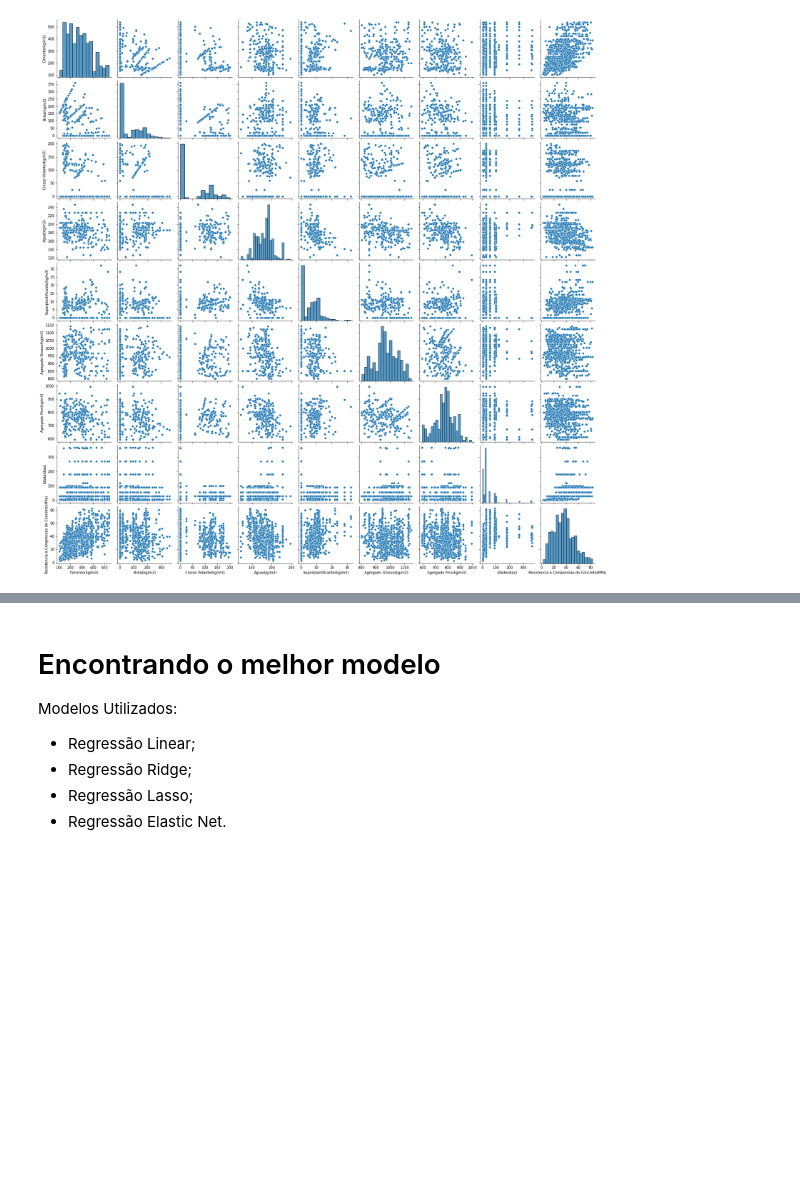
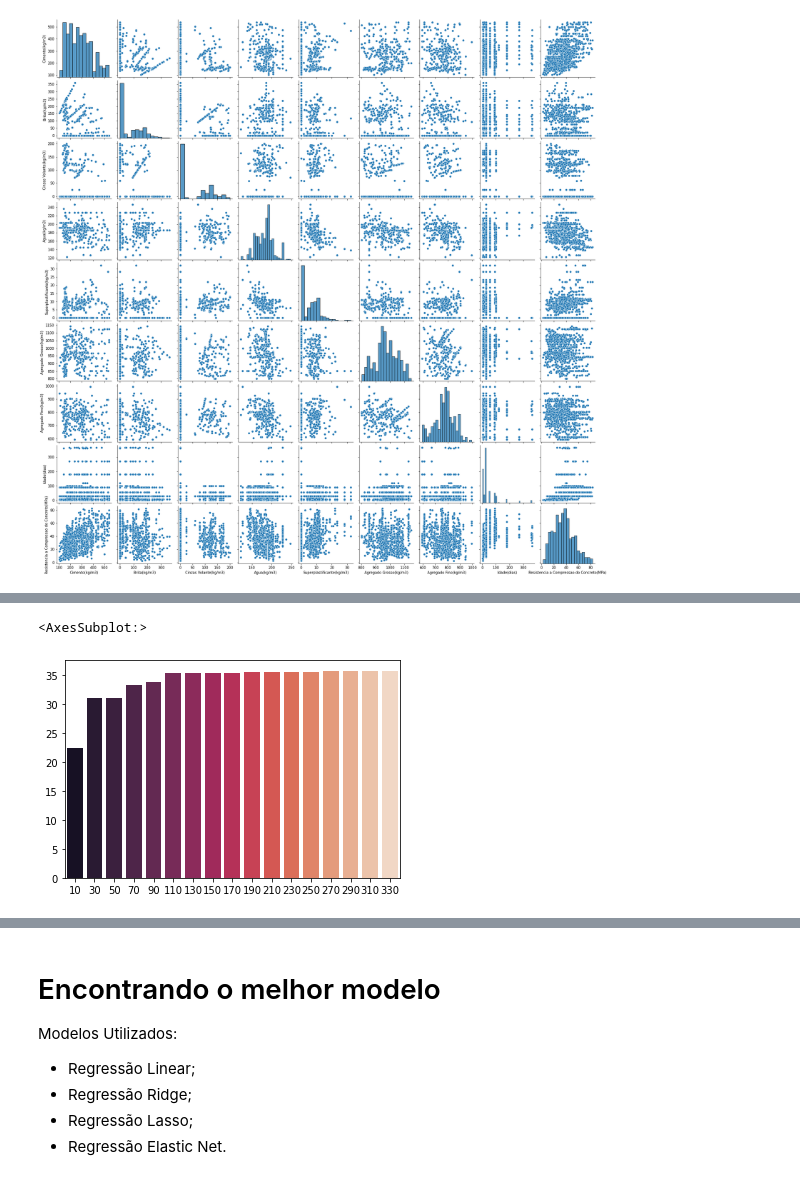
Before and after one commit to solenya1/CCS_PREDICTION, a Jupyter notebook: RC_MODEL.ipynb, the cells around one changed output, grey strips where cells are left out. Saved outputs shown, nothing was run; the diff lists cells and outputs as text; code cells hidden in the pictures; blank space fills up the shorter version.

```diff
--- a/RC_MODEL.ipynb
+++ b/RC_MODEL.ipynb
@@ -147,0 +182,10 @@ corr_ = sns.pairplot(df)
+# %%
+seq_val = np.arange(10,350,20)
+
+results = []
+for values in seq_val:
+    new_df = df.loc[df["Idade(dias)"] <= values]
+    results.append(new_df["Resistencia a Compressao do Concreto(MPa)"].mean())
+
+for value, result in zip(seq_val, results):
+    print(f'Idade: {value} dias  -->  Médias de Resistencia: {result:.2f} MPa ')
@@ -147,0 +210,9 @@ corr_ = sns.pairplot(df)
+# %%
+def sequential(x, y1):
+    plot = sns.barplot(x=x, y=y1, palette="rocket")
+    return plot
+
+sequential(seq_val, results)
+# %% [output]
+<AxesSubplot:>
+[figure, added]
```
Also changed, not shown: parts of 25 cells of this notebook.
